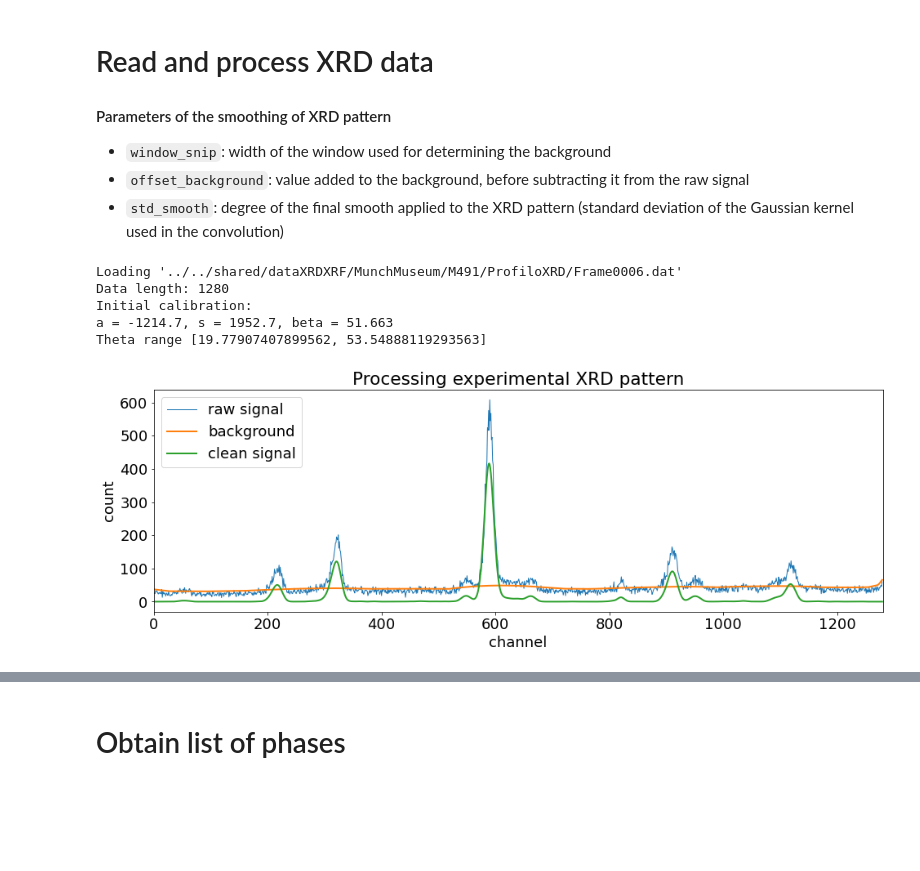
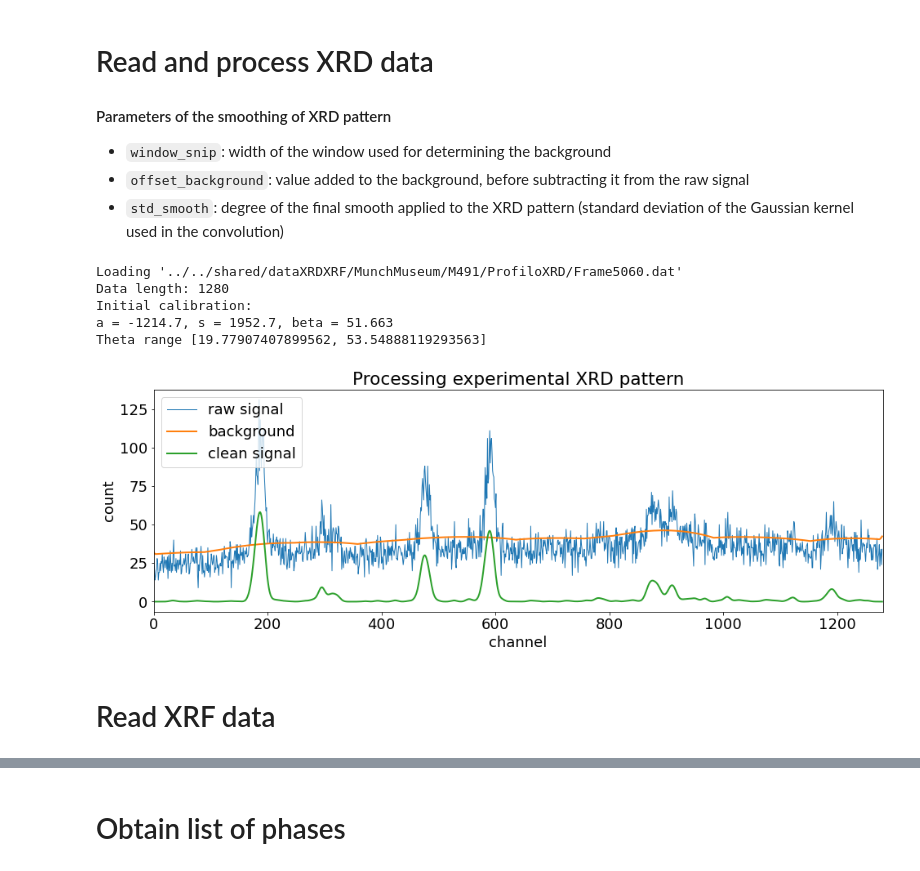
Before and after one commit to DarioZappala/XRDAnalysis, a Jupyter notebook: XRD_1p_exploration.ipynb, the cells around one changed output, grey strips where cells are left out. Saved outputs shown, nothing was run; the diff lists cells and outputs as text; code cells hidden in the pictures; blank space fills up the shorter version.

```diff
--- a/XRD_1p_exploration.ipynb
+++ b/XRD_1p_exploration.ipynb
@@ -9,10 +9,12 @@ path_shared = '../../shared/'
 
 ### Input ###
 path_scan = path_shared + 'dataXRDXRF/MunchMuseum/M491/'
-path_xrd = path_scan + 'ProfiloXRD/'          # XRD scan
-filename_xrd = 'Frame0006.dat'
-filename_calibration = 'calibration.ini'
-#path_xrf = path_scan + 'ProfiloXRF/labels/'   # XRF scan
+
+file_xrd         = path_scan + 'ProfiloXRD/Frame5060.dat'   # XRD scan
+file_calibration = path_scan + 'ProfiloXRD/calibration.ini'
+
+file_xrf = path_scan + 'P1Bianco100s.spe'     # XRF scan
+
 path_database = path_shared + 'Database/'     # tabulated phases
 
 ### Output ###
@@ -64,41 +66,43 @@ window_snip = 32         # default 32
 offset_background = 10   # default 0
 std_smooth = 5           # set 0 for no smooth
 
-print(f'Loading \'{path_xrd + filename_xrd}\'')
-data_channels, data_count = loadtxt(path_xrd + filename_xrd, unpack = True, dtype = 'int')
+print(f'Loading \'{file_xrd}\'')
+data_channels, data_count = loadtxt(file_xrd, unpack = True, dtype = 'int')
 data_background = snip(convolve(data_count, n = 21, std = 3), m = window_snip)
 background_shifted = data_background + offset_background
 data_count_no_bg = maximum(data_count - background_shifted, 0)
 data_count_smoothed = convolve(data_count_no_bg, n = ceil(3 * std_smooth + 1), std = std_smooth)
 data_rescaling = data_count_smoothed.max()
 data_intensity = data_count_smoothed / data_rescaling
-calib = Calibration(DataXRD()).from_file(path_xrd + filename_calibration)
+calib = Calibration(FastSpectraXRD()).from_file(file_calibration)
 print(f'Data length: {data_count.shape[0]}')
 print('Initial calibration:')
 print(f'a = {calib.opt[0]:.1f}, s = {calib.opt[1]:.1f}, beta = {calib.opt[2]:.3f}')
 print(f'Theta range {list(calib.fce([data_channels[0], data_channels[-1]], *calib.opt))}')
 
-spectrum = FastSpectraXRD().from_components(
+spectrum_xrd = FastSpectraXRD().from_components(
     opt = calib.opt.copy(),
     counts = data_count_smoothed,
     rescaling = data_rescaling,
     intensity = data_count_smoothed / nanmax(data_count_smoothed)
 )
 
 fig, ax = subplots(figsize = (16, 5))
 ax.plot(data_count, lw = 1, label = 'raw signal')
 ax.plot(background_shifted, lw = 2, label = 'background')
 ax.plot(data_count_smoothed, lw = 2, label = 'clean signal')
 ax.legend(frameon = True, loc = 2)
 ax.set_xlim(0, len(data_count))
 ax.set_xlabel('channel')
 ax.set_ylabel('count')
 ax.set_title('Processing experimental XRD pattern')
 show()
 # %% [output]
-Loading '../../shared/dataXRDXRF/MunchMuseum/M491/ProfiloXRD/Frame0006.dat'
+Loading '../../shared/dataXRDXRF/MunchMuseum/M491/ProfiloXRD/Frame5060.dat'
 Data length: 1280
 Initial calibration:
 a = -1214.7, s = 1952.7, beta = 51.663
 Theta range [19.77907407899562, 53.54888119293563]
-[figure, old version]
+[figure, new version]
+# %% [markdown]
+# Read XRF data
```
Also changed, not shown: parts of 8 cells of this notebook, 2 other files.
